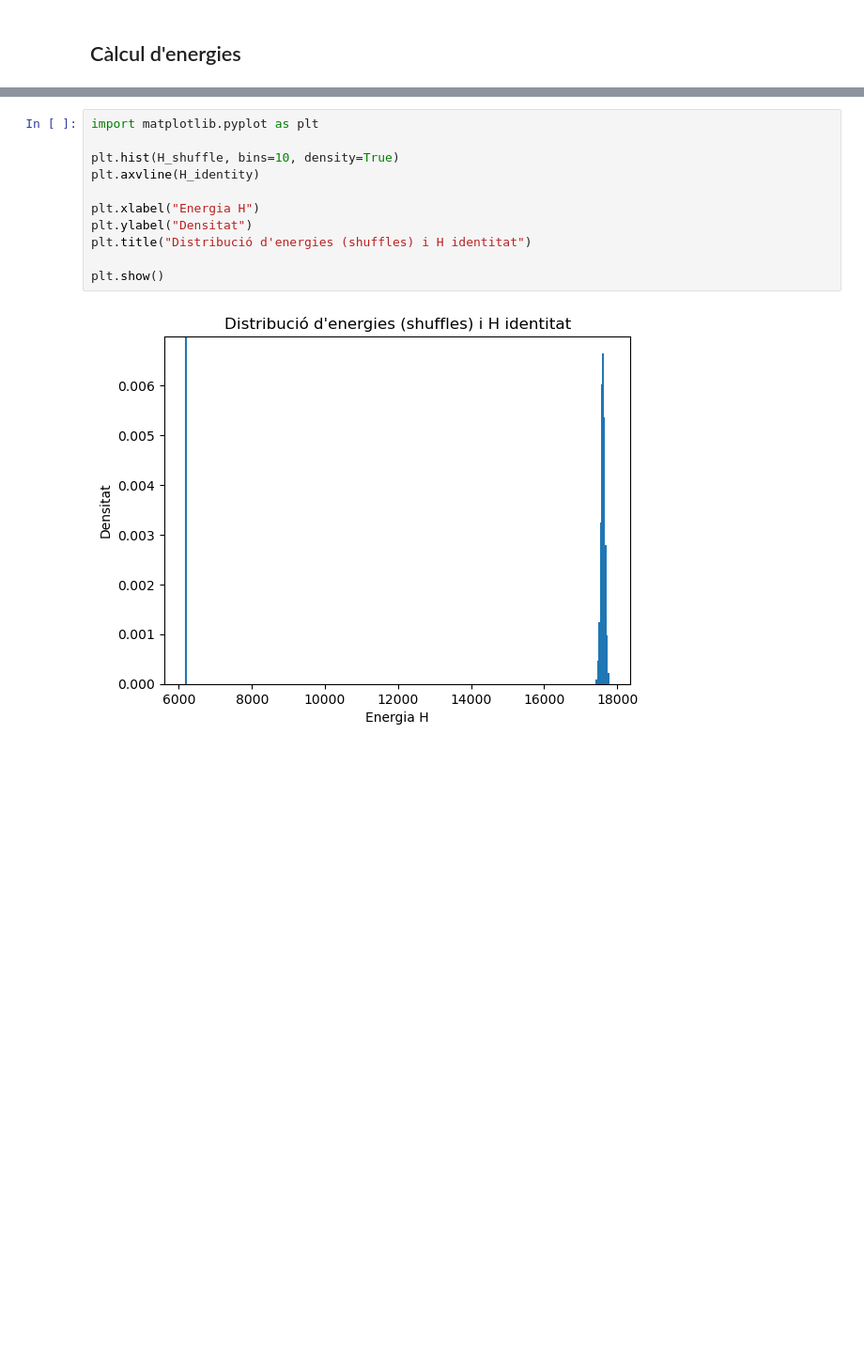
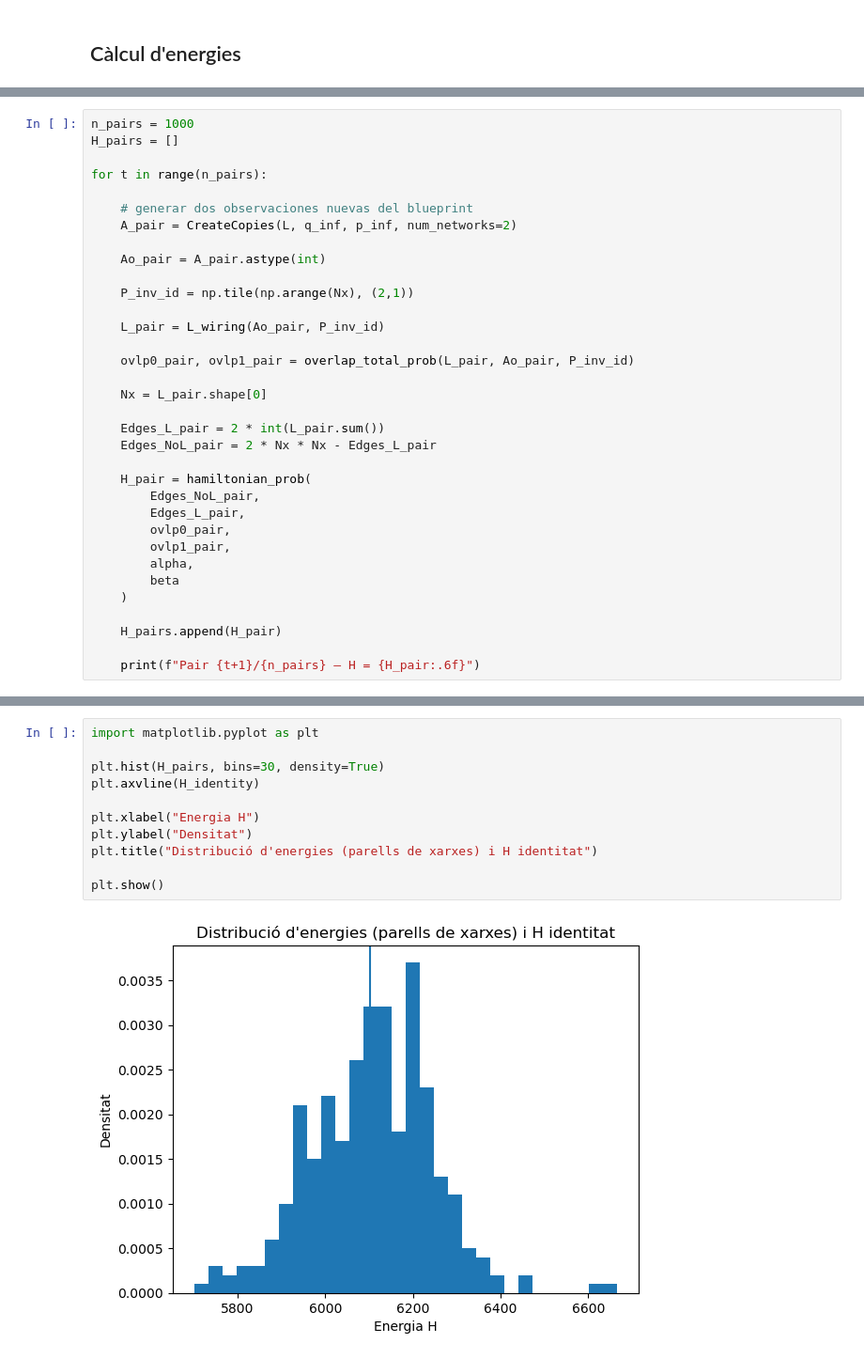
Before and after one commit to cristinacuartero/networkalignment, a Jupyter notebook: estimacio_p_i_q.ipynb, the cells around one changed output, grey strips where cells are left out. Shown at 94% size. Saved outputs shown, nothing was run; the diff lists cells and outputs as text; blank space fills up the shorter version.

```diff
--- a/estimacio_p_i_q.ipynb
+++ b/estimacio_p_i_q.ipynb
@@ -438,0 +397,34 @@ H_shuffle (lista) = [17551.777104957586, 17595.7247516313, 17639.604325412693, 1
+# %%
+n_pairs = 1000
+H_pairs = []
+
+for t in range(n_pairs):
+
+    # generar dos observaciones nuevas del blueprint
+    A_pair = CreateCopies(L, q_inf, p_inf, num_networks=2)
+
+    Ao_pair = A_pair.astype(int)
+
+    P_inv_id = np.tile(np.arange(Nx), (2,1))
+
+    L_pair = L_wiring(Ao_pair, P_inv_id)
+
+    ovlp0_pair, ovlp1_pair = overlap_total_prob(L_pair, Ao_pair, P_inv_id)
+
+    Nx = L_pair.shape[0]
+
+    Edges_L_pair = 2 * int(L_pair.sum())
+    Edges_NoL_pair = 2 * Nx * Nx - Edges_L_pair
+
+    H_pair = hamiltonian_prob(
+        Edges_NoL_pair,
+        Edges_L_pair,
+        ovlp0_pair,
+        ovlp1_pair,
+        alpha,
+        beta
+    )
+
+    H_pairs.append(H_pair)
+
+    print(f"Pair {t+1}/{n_pairs} — H = {H_pair:.6f}")
@@ -439,13 +466,13 @@ H_shuffle (lista) = [17551.777104957586, 17595.7247516313, 17639.604325412693, 1
 # %%
 import matplotlib.pyplot as plt
 
-plt.hist(H_shuffle, bins=10, density=True)
+plt.hist(H_pairs, bins=30, density=True)
 plt.axvline(H_identity)
 
 plt.xlabel("Energia H")
 plt.ylabel("Densitat")
-plt.title("Distribució d'energies (shuffles) i H identitat")
+plt.title("Distribució d'energies (parells de xarxes) i H identitat")
 
 plt.show()
 # %% [output]
-[figure, old version]
+[figure, new version]
```
Also changed, not shown: parts of 7 cells of this notebook, 1 other file.
